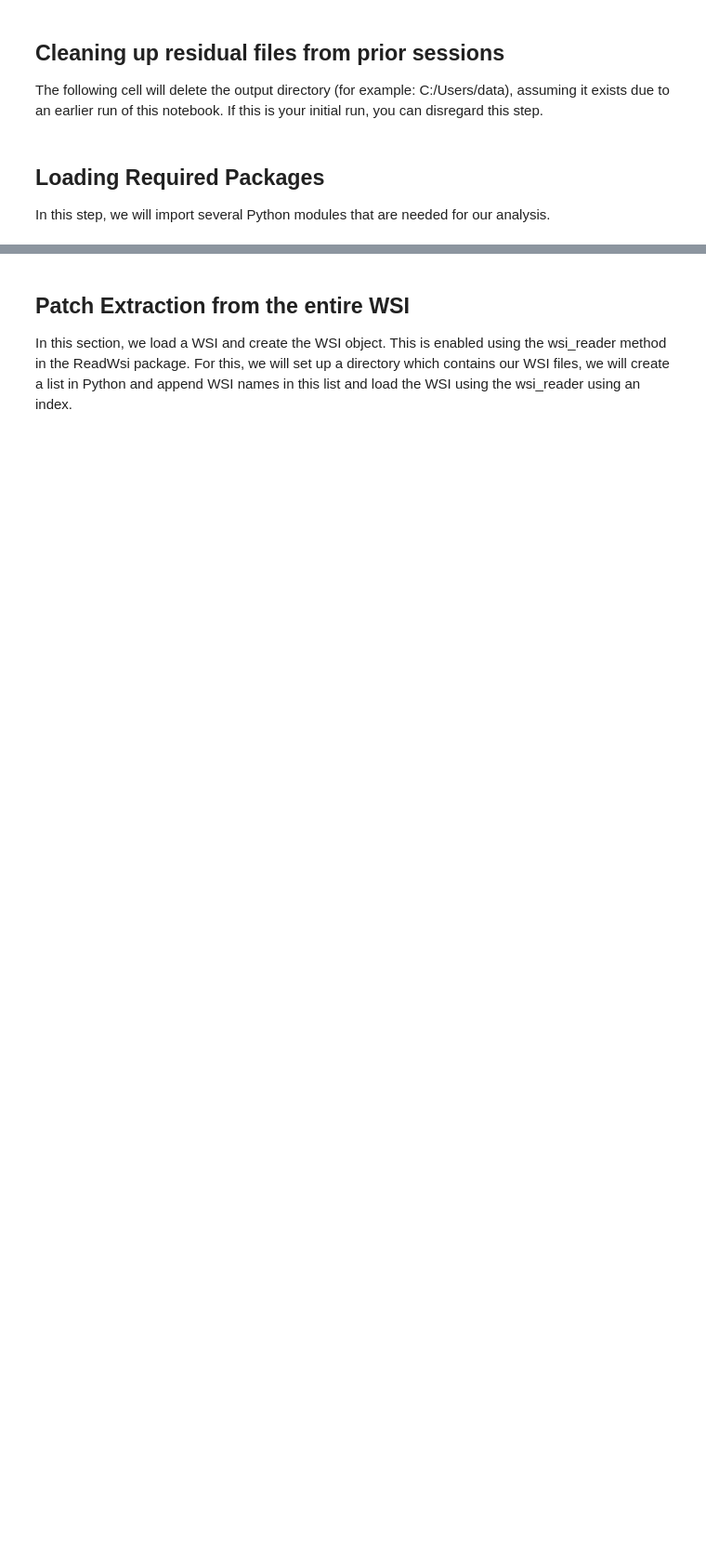
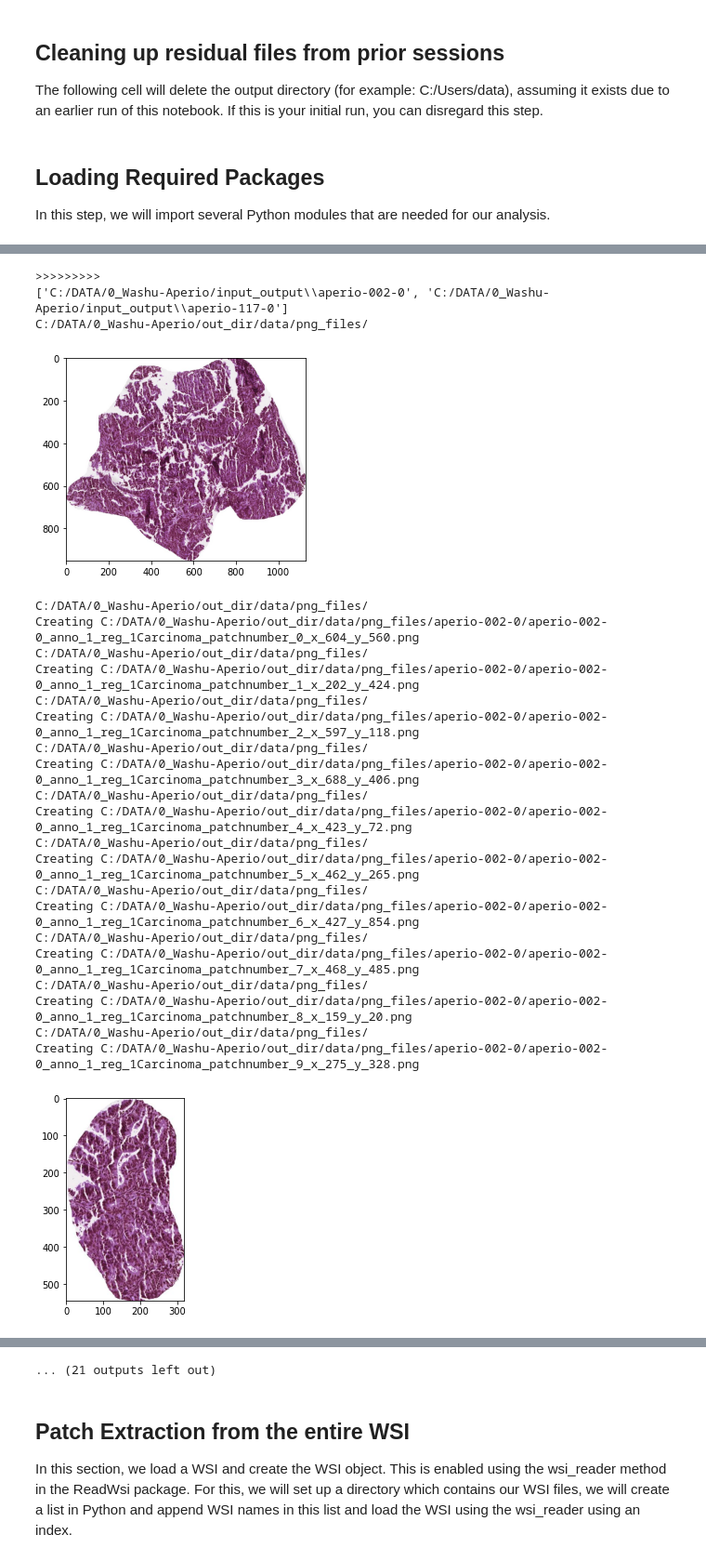
Before and after one commit to DIDSR/ValidPath, a Jupyter notebook: 03_patch_extraction.ipynb, the cells around one changed output, grey strips where cells are left out. Shown at 93% size. Cells and saved outputs as stored; diff of their text form; code cells hidden in the pictures; blank space fills up the shorter version.

```diff
--- a/03_patch_extraction.ipynb
+++ b/03_patch_extraction.ipynb
@@ -53,0 +49,34 @@ PatchExtractor.gen_patch(INPUTDIR,PatchSize,Number_of_Patches,intensity_check,OU
+# %%
+INPUTDIR = 'C:/DATA/0_Washu-Aperio/input_output/'
+PatchSize = (255,255)
+Number_of_Patches = 10
+OUTPUTDIR = 'C:/DATA/0_Washu-Aperio/out_dir/'
+intensity_check = False
+
+PatchExtractor.gen_patch(INPUTDIR,PatchSize,Number_of_Patches,intensity_check,OUTPUTDIR)
+# %% [output]
+>>>>>>>>>
+['C:/DATA/0_Washu-Aperio/input_output\\aperio-002-0', 'C:/DATA/0_Washu-Aperio/input_output\\aperio-117-0']
+C:/DATA/0_Washu-Aperio/out_dir/data/png_files/
+[figure, added]
+C:/DATA/0_Washu-Aperio/out_dir/data/png_files/
+Creating C:/DATA/0_Washu-Aperio/out_dir/data/png_files/aperio-002-0/aperio-002-0_anno_1_reg_1Carcinoma_patchnumber_0_x_604_y_560.png
+C:/DATA/0_Washu-Aperio/out_dir/data/png_files/
+Creating C:/DATA/0_Washu-Aperio/out_dir/data/png_files/aperio-002-0/aperio-002-0_anno_1_reg_1Carcinoma_patchnumber_1_x_202_y_424.png
+C:/DATA/0_Washu-Aperio/out_dir/data/png_files/
+Creating C:/DATA/0_Washu-Aperio/out_dir/data/png_files/aperio-002-0/aperio-002-0_anno_1_reg_1Carcinoma_patchnumber_2_x_597_y_118.png
+C:/DATA/0_Washu-Aperio/out_dir/data/png_files/
+Creating C:/DATA/0_Washu-Aperio/out_dir/data/png_files/aperio-002-0/aperio-002-0_anno_1_reg_1Carcinoma_patchnumber_3_x_688_y_406.png
+C:/DATA/0_Washu-Aperio/out_dir/data/png_files/
+Creating C:/DATA/0_Washu-Aperio/out_dir/data/png_files/aperio-002-0/aperio-002-0_anno_1_reg_1Carcinoma_patchnumber_4_x_423_y_72.png
+C:/DATA/0_Washu-Aperio/out_dir/data/png_files/
+Creating C:/DATA/0_Washu-Aperio/out_dir/data/png_files/aperio-002-0/aperio-002-0_anno_1_reg_1Carcinoma_patchnumber_5_x_462_y_265.png
+C:/DATA/0_Washu-Aperio/out_dir/data/png_files/
+Creating C:/DATA/0_Washu-Aperio/out_dir/data/png_files/aperio-002-0/aperio-002-0_anno_1_reg_1Carcinoma_patchnumber_6_x_427_y_854.png
+C:/DATA/0_Washu-Aperio/out_dir/data/png_files/
+Creating C:/DATA/0_Washu-Aperio/out_dir/data/png_files/aperio-002-0/aperio-002-0_anno_1_reg_1Carcinoma_patchnumber_7_x_468_y_485.png
+C:/DATA/0_Washu-Aperio/out_dir/data/png_files/
+Creating C:/DATA/0_Washu-Aperio/out_dir/data/png_files/aperio-002-0/aperio-002-0_anno_1_reg_1Carcinoma_patchnumber_8_x_159_y_20.png
+C:/DATA/0_Washu-Aperio/out_dir/data/png_files/
+Creating C:/DATA/0_Washu-Aperio/out_dir/data/png_files/aperio-002-0/aperio-002-0_anno_1_reg_1Carcinoma_patchnumber_9_x_275_y_328.png
+[figure, added]
@@ -54,3 +161,4 @@ PatchExtractor.gen_patch(INPUTDIR,PatchSize,Number_of_Patches,intensity_check,OU
+... (21 outputs left out)
 # %% [markdown]
 ## Patch Extraction from the entire WSI
 In this section, we load a WSI and create the WSI object. This is enabled using the wsi_reader method in the ReadWsi package. For this, we will set up a directory which contains our WSI files, we will create a list in Python and append WSI names in this list and load the WSI using the wsi_reader using an index.
```
Also changed, not shown: parts of 17 cells of this notebook, 2 other files.
